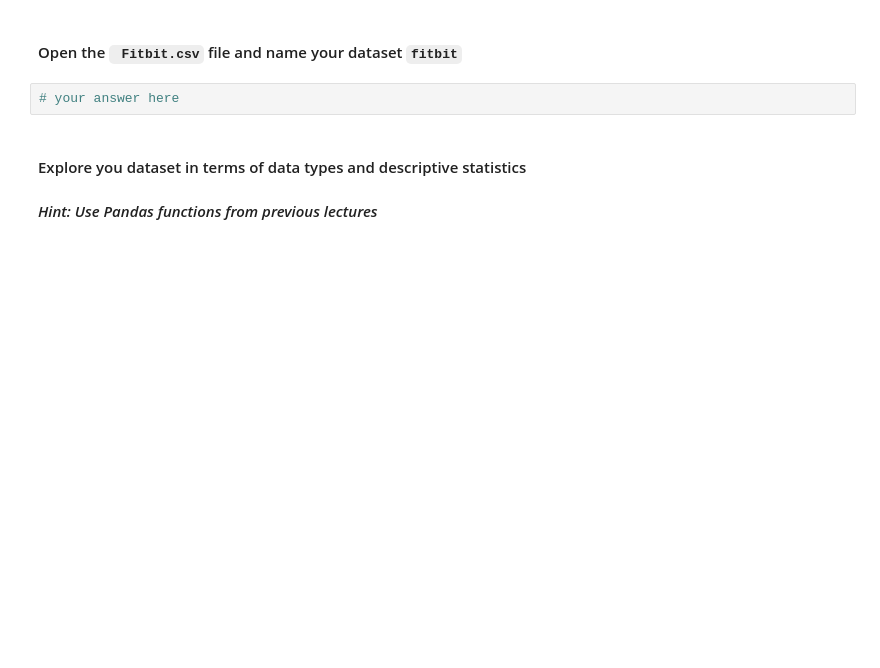
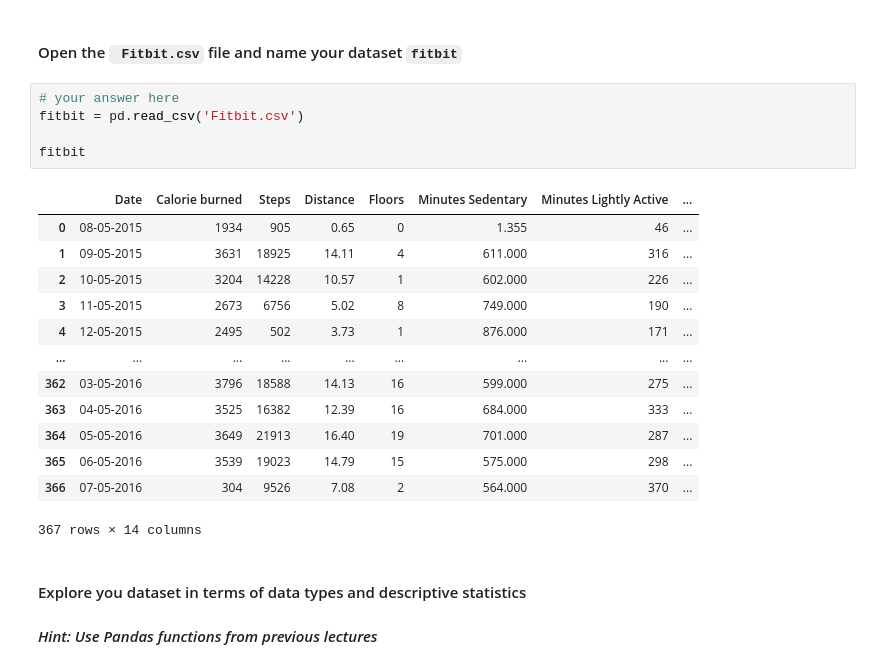
Before and after one commit to Ironhack-Data-Madrid-Octubre-2023/5.1-lab_pivot_table_and_correlation, a Jupyter notebook: your_code/main.ipynb, the cells around one changed output. Drawn from its saved outputs; the diff is of its cells as text; blank space fills up the shorter version.

```diff
--- a/your_code/main.ipynb
+++ b/your_code/main.ipynb
@@ -179,6 +179,23 @@ employee.pivot_table(index=['Department', 'Title'],
 #### Open the ` Fitbit.csv` file and name your dataset `fitbit`
 # %%
 # your answer here
+fitbit = pd.read_csv('Fitbit.csv')
+
+fitbit
+# %% [output]
+|  | Date | Calorie burned | Steps | Distance | Floors | Minutes Sedentary | Minutes Lightly Active | ... |
+| 0 | 08-05-2015 | 1934 | 905 | 0.65 | 0 | 1.355 | 46 | ... |
+| 1 | 09-05-2015 | 3631 | 18925 | 14.11 | 4 | 611.000 | 316 | ... |
+| 2 | 10-05-2015 | 3204 | 14228 | 10.57 | 1 | 602.000 | 226 | ... |
+| 3 | 11-05-2015 | 2673 | 6756 | 5.02 | 8 | 749.000 | 190 | ... |
+| 4 | 12-05-2015 | 2495 | 502 | 3.73 | 1 | 876.000 | 171 | ... |
+| ... | ... | ... | ... | ... | ... | ... | ... | ... |
+| 362 | 03-05-2016 | 3796 | 18588 | 14.13 | 16 | 599.000 | 275 | ... |
+| 363 | 04-05-2016 | 3525 | 16382 | 12.39 | 16 | 684.000 | 333 | ... |
+| 364 | 05-05-2016 | 3649 | 21913 | 16.40 | 19 | 701.000 | 287 | ... |
+| 365 | 06-05-2016 | 3539 | 19023 | 14.79 | 15 | 575.000 | 298 | ... |
+| 366 | 07-05-2016 | 304 | 9526 | 7.08 | 2 | 564.000 | 370 | ... |
+367 rows × 14 columns
 # %% [markdown]
 #### Explore you dataset in terms of data types and descriptive statistics
 #### *Hint: Use Pandas functions from previous lectures*
```
